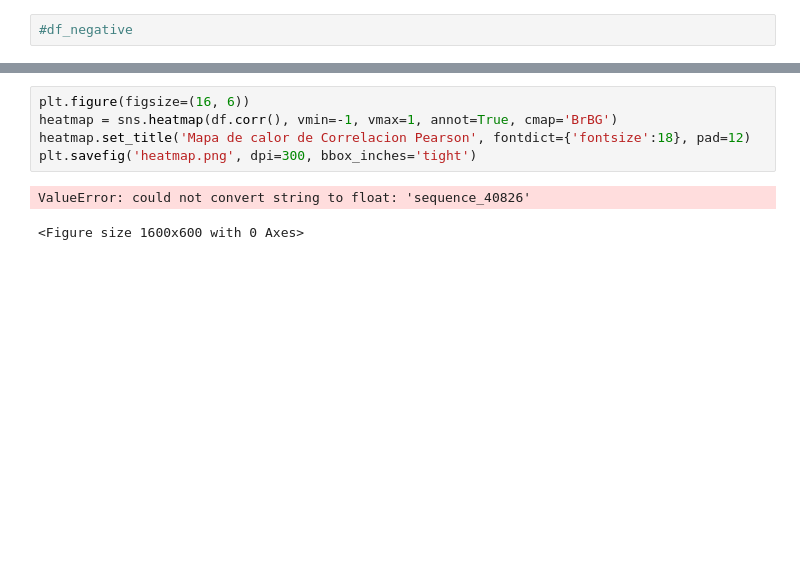
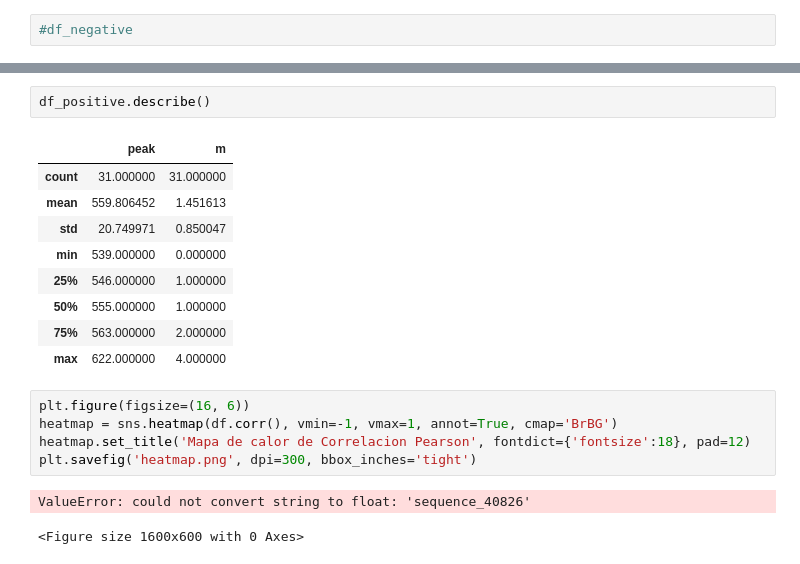
Before and after one commit to JmartinUmag/Bioinfo, a Jupyter notebook: Taller/absortion.ipynb, the cells around one changed output, grey strips where cells are left out. Saved outputs shown, nothing was run; the diff lists cells and outputs as text; blank space fills up the shorter version.

```diff
--- a/Taller/absortion.ipynb
+++ b/Taller/absortion.ipynb
@@ -130,3 +153,15 @@ for i in range(len(df)):
+# %%
+df_positive.describe()
+# %% [output]
+|  | peak | m |
+| count | 31.000000 | 31.000000 |
+| mean | 559.806452 | 1.451613 |
+| std | 20.749971 | 0.850047 |
+| min | 539.000000 | 0.000000 |
+| 25% | 546.000000 | 1.000000 |
+| 50% | 555.000000 | 1.000000 |
+| 75% | 563.000000 | 2.000000 |
+| max | 622.000000 | 4.000000 |
 # %%
 plt.figure(figsize=(16, 6))
 heatmap = sns.heatmap(df.corr(), vmin=-1, vmax=1, annot=True, cmap='BrBG')
```
Also changed, not shown: parts of 10 cells of this notebook.
